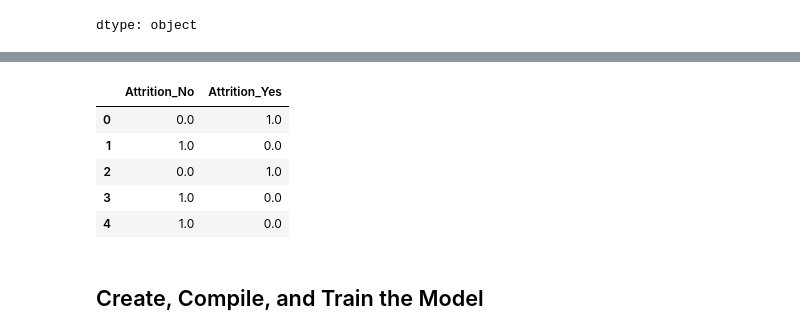
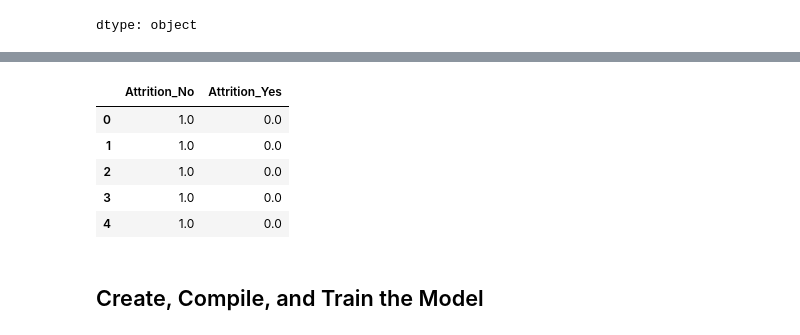
Before and after one commit to jstipe1/AI-Project-1, a Jupyter notebook: attrition.ipynb, the cells around one changed output, grey strips where cells are left out. Cells and saved outputs as stored; diff of their text form; code cells hidden in the pictures.

```diff
--- a/attrition.ipynb
+++ b/attrition.ipynb
@@ -160,20 +165,25 @@ df_processed = pd.concat([df, df_quality_encoded], axis=1)
 # %%
 # Create a OneHotEncoder for the Attrition column
 attrition_encoder = OneHotEncoder(sparse_output=False)
 
 # Fit the encoder to the training data
-attrition_encoded = attrition_encoder.fit_transform(y_df['Attrition'].values.reshape(-1, 1))
+attrition_train_encoded = attrition_encoder.fit_transform(y_attrition_train.values.reshape(-1, 1))
 
-# Create two new variables by applying the encoderto the training and testing data
+#Transform the testing data using the fitted encoder
+attrition_test_encoded = attrition_encoder.transform(y_attrition_test.values.reshape(-1, 1))
+
+# Create two new variables by applying the encoder to the testing data
 attrition_columns = attrition_encoder.get_feature_names_out(['Attrition'])
 
-df_attrition_encoded = pd.DataFrame(attrition_encoded, columns=attrition_columns)
-df_attrition_encoded.head()
+y_test_attrition_encoded = pd.DataFrame(attrition_train_encoded, columns=attrition_columns)
+y_train_attrition_encoded = pd.DataFrame(attrition_test_encoded, columns=attrition_columns)
+
+y_test_attrition_encoded.head()
 # %% [output]
 |  | Attrition_No | Attrition_Yes |
-| 0 | 0.0 | 1.0 |
+| 0 | 1.0 | 0.0 |
 | 1 | 1.0 | 0.0 |
-| 2 | 0.0 | 1.0 |
+| 2 | 1.0 | 0.0 |
 | 3 | 1.0 | 0.0 |
 | 4 | 1.0 | 0.0 |
 # %% [markdown]
```
Also changed, not shown: parts of 1 cell of this notebook.
